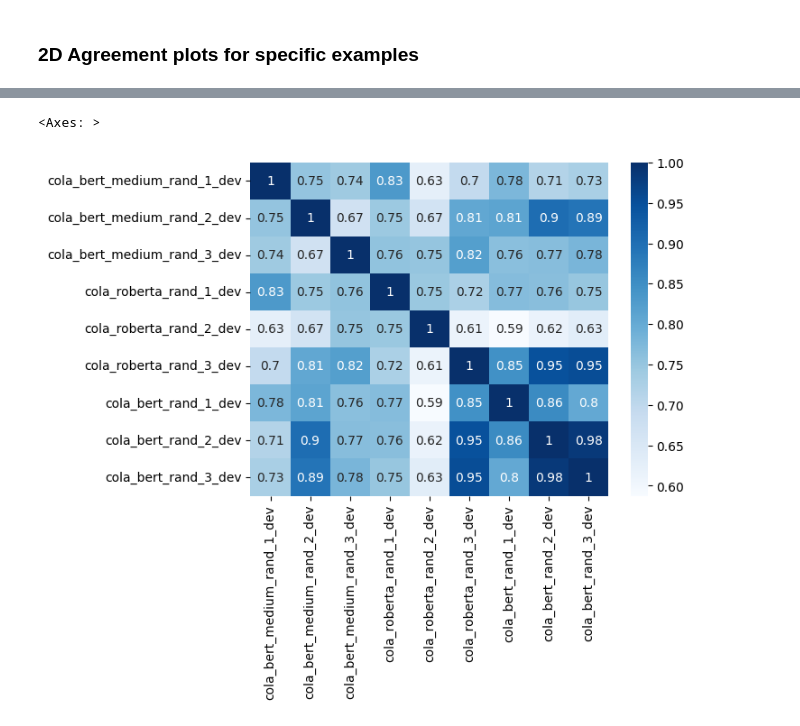
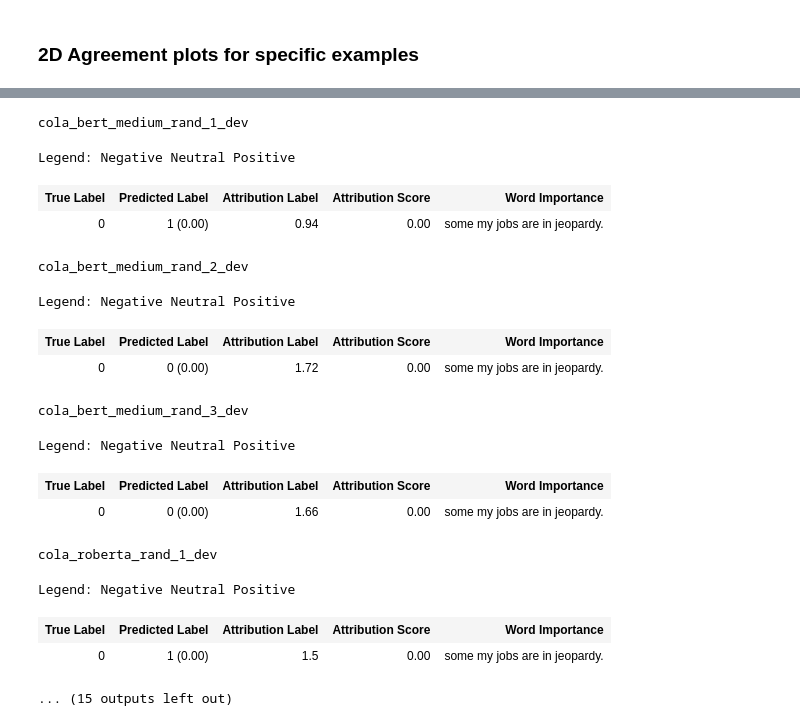
Before and after one commit to dolmas1/MLP_Group_Project, a Jupyter notebook: scripts/Evaluation_notebook.ipynb, the cells around one changed output, grey strips where cells are left out. Saved outputs shown, nothing was run; the diff lists cells and outputs as text; code cells hidden in the pictures.

```diff
--- a/scripts/Evaluation_notebook.ipynb
+++ b/scripts/Evaluation_notebook.ipynb
@@ -335,12 +361,55 @@ Interpretability ensemble modal vote takes the following model: cola_bert_rand_2
-# %%
-
-
-sns.heatmap((4 - dist_matrix)/4,
-            xticklabels = this_example['Model_id'], yticklabels = this_example['Model_id'],
-            cmap='Blues', annot=True)
-# %% [output]
-<Axes: >
-[figure, removed]
+# %%
+from captum.attr import visualization as viz
+
+#idx = 256
+
+this_example = df[df['Test_example'] == idx].copy()
+for i, model in enumerate(this_example['Model_id'].values):
+    print(model)
+    #scores = this_example['Lime_unified'].values
+    #scores = this_example['Shap_unified'].values + 1e-8
+    #scores = this_example['Attention_unified'].values
+    #scores = this_example['Integrated_Grad_unified'].values
+    scores = this_example['Lime_unified'].values + this_example['Shap_unified'].values + this_example['Attention_unified'].values + this_example['Integrated_Grad_unified'].values
+
+    # remove SOS/EOS
+    scores = np.array(scores[i])
+    scores = scores[1:-1]
+
+    # normalise
+    #scores = (scores - scores.mean()) / scores.std()
+    scores = (scores - scores.min()) / (scores.max() - scores.min())
+    scores = -scores
+
+    toks = this_example['Tokens_unified'].values[0][1:-1]
+    this_text = ' '.join(toks)
+
+    viz.visualize_text([viz.VisualizationDataRecord(word_attributions = scores,
+                                                    pred_prob = 0,  # this is irrelevant
+                                                    pred_class = this_example['Predicted Label'].values[i], # this is irrelevant
+                                                    true_class = this_example['True Label'].values[i], # this is irrelevant
+                                                    attr_class = round(this_example['Overall_agreement'].values[i], 2), # this is irrelevant
+                                                    attr_score = 0, # this is irrelevant
+                                                    raw_input_ids = toks,
+                                                    convergence_score = 0)])
+# %% [output]
+cola_bert_medium_rand_1_dev
+Legend: Negative Neutral Positive
+| True Label | Predicted Label | Attribution Label | Attribution Score | Word Importance |
+| 0 | 1 (0.00) | 0.94 | 0.00 | some my jobs are in jeopardy. |
+cola_bert_medium_rand_2_dev
+Legend: Negative Neutral Positive
+| True Label | Predicted Label | Attribution Label | Attribution Score | Word Importance |
+| 0 | 0 (0.00) | 1.72 | 0.00 | some my jobs are in jeopardy. |
+cola_bert_medium_rand_3_dev
+Legend: Negative Neutral Positive
+| True Label | Predicted Label | Attribution Label | Attribution Score | Word Importance |
+| 0 | 0 (0.00) | 1.66 | 0.00 | some my jobs are in jeopardy. |
+cola_roberta_rand_1_dev
+Legend: Negative Neutral Positive
+| True Label | Predicted Label | Attribution Label | Attribution Score | Word Importance |
+| 0 | 1 (0.00) | 1.5 | 0.00 | some my jobs are in jeopardy. |
+... (15 outputs left out)
 # %%
 ' '.join(this_example['Tokens_unified'].values[0])
 # %% [output]
```
Also changed, not shown: parts of 10 cells of this notebook, 6 other files.
